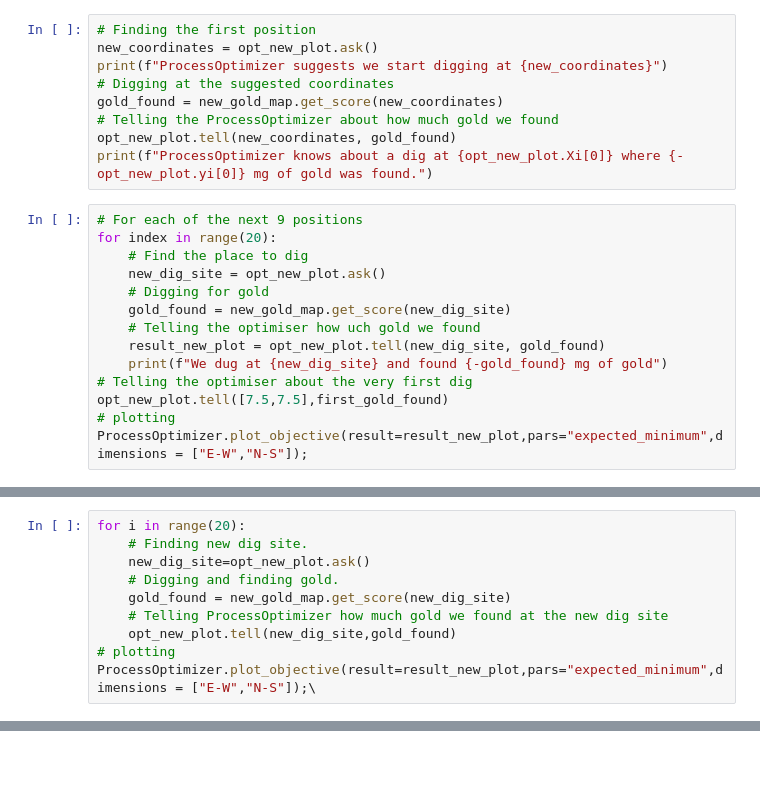
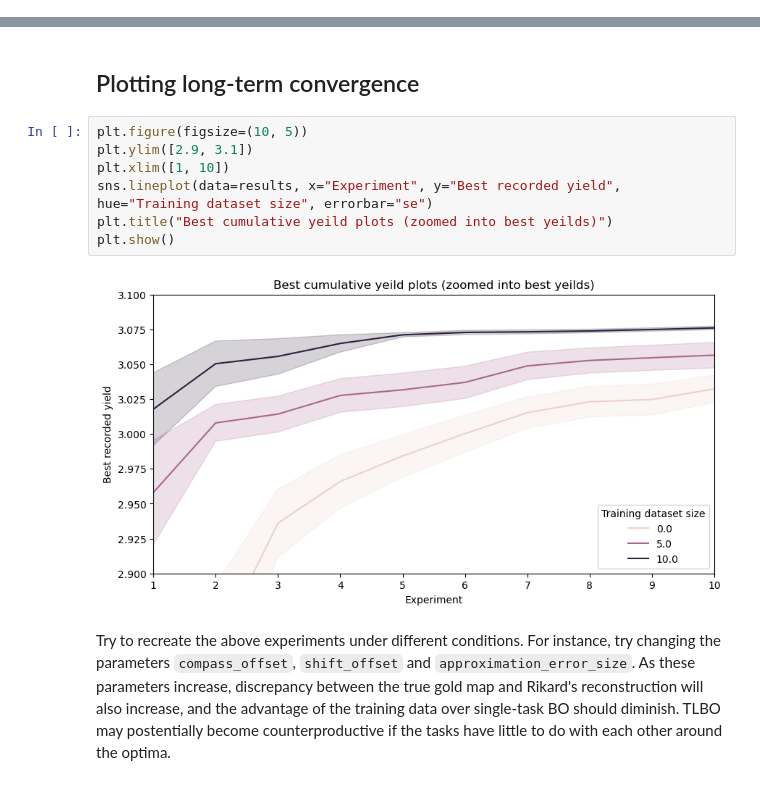
Before and after one commit to novonordisk-research/ProcessOptimizer, a Jupyter notebook: examples/walkthrough/08_transfer_to_new_environment.ipynb, the cells around one changed output, grey strips where cells are left out. Drawn from its saved outputs; the diff is of its cells as text; blank space fills up the shorter version.

```diff
--- a/examples/walkthrough/08_transfer_to_new_environment.ipynb
+++ b/examples/walkthrough/08_transfer_to_new_environment.ipynb
@@ -85,23 +178,0 @@ get_gp_params(opt_new_plot)
-# %%
-# Finding the first position
-new_coordinates = opt_new_plot.ask()
-print(f"ProcessOptimizer suggests we start digging at {new_coordinates}")
-# Digging at the suggested coordinates
-gold_found = new_gold_map.get_score(new_coordinates)
-# Telling the ProcessOptimizer about how much gold we found
-opt_new_plot.tell(new_coordinates, gold_found)
-print(f"ProcessOptimizer knows about a dig at {opt_new_plot.Xi[0]} where {-opt_new_plot.yi[0]} mg of gold was found.")
-# %%
-# For each of the next 9 positions
-for index in range(20):
-    # Find the place to dig
-    new_dig_site = opt_new_plot.ask()
-    # Digging for gold
-    gold_found = new_gold_map.get_score(new_dig_site)
-    # Telling the optimiser how uch gold we found
-    result_new_plot = opt_new_plot.tell(new_dig_site, gold_found)
-    print(f"We dug at {new_dig_site} and found {-gold_found} mg of gold")
-# Telling the optimiser about the very first dig
-opt_new_plot.tell([7.5,7.5],first_gold_found)
-# plotting
-ProcessOptimizer.plot_objective(result=result_new_plot,pars="expected_minimum",dimensions = ["E-W","N-S"]);
@@ -110,10 +178,0 @@ get_gp_params(opt_new_plot)
-# %%
-for i in range(20):
-    # Finding new dig site.
-    new_dig_site=opt_new_plot.ask()
-    # Digging and finding gold.
-    gold_found = new_gold_map.get_score(new_dig_site)
-    # Telling ProcessOptimizer how much gold we found at the new dig site
-    opt_new_plot.tell(new_dig_site,gold_found)
-# plotting
-ProcessOptimizer.plot_objective(result=result_new_plot,pars="expected_minimum",dimensions = ["E-W","N-S"]);\
@@ -121,0 +444,13 @@ opt_new_plot.models[-1].fit(opt_new_plot.Xi, opt_new_plot.yi)
+# %% [markdown]
+## Plotting long-term convergence
+# %%
+plt.figure(figsize=(10, 5))
+plt.ylim([2.9, 3.1])
+plt.xlim([1, 10])
+sns.lineplot(data=results, x="Experiment", y="Best recorded yield", hue="Training dataset size", errorbar="se")
+plt.title("Best cumulative yeild plots (zoomed into best yeilds)")
+plt.show()
+# %% [output]
+[figure, added]
+# %% [markdown]
+Try to recreate the above experiments under different conditions. For instance, try changing the parameters `compass_offset`, `shift_offset` and `approximation_error_size`. As these parameters increase, discrepancy between the true gold map and Rikard's reconstruction will also increase, and the advantage of the training data over single-task BO should diminish. TLBO may postentially become counterproductive if the tasks have little to do with each other around the optima.
```
Also changed, not shown: parts of 23 cells of this notebook, 6 other files.
